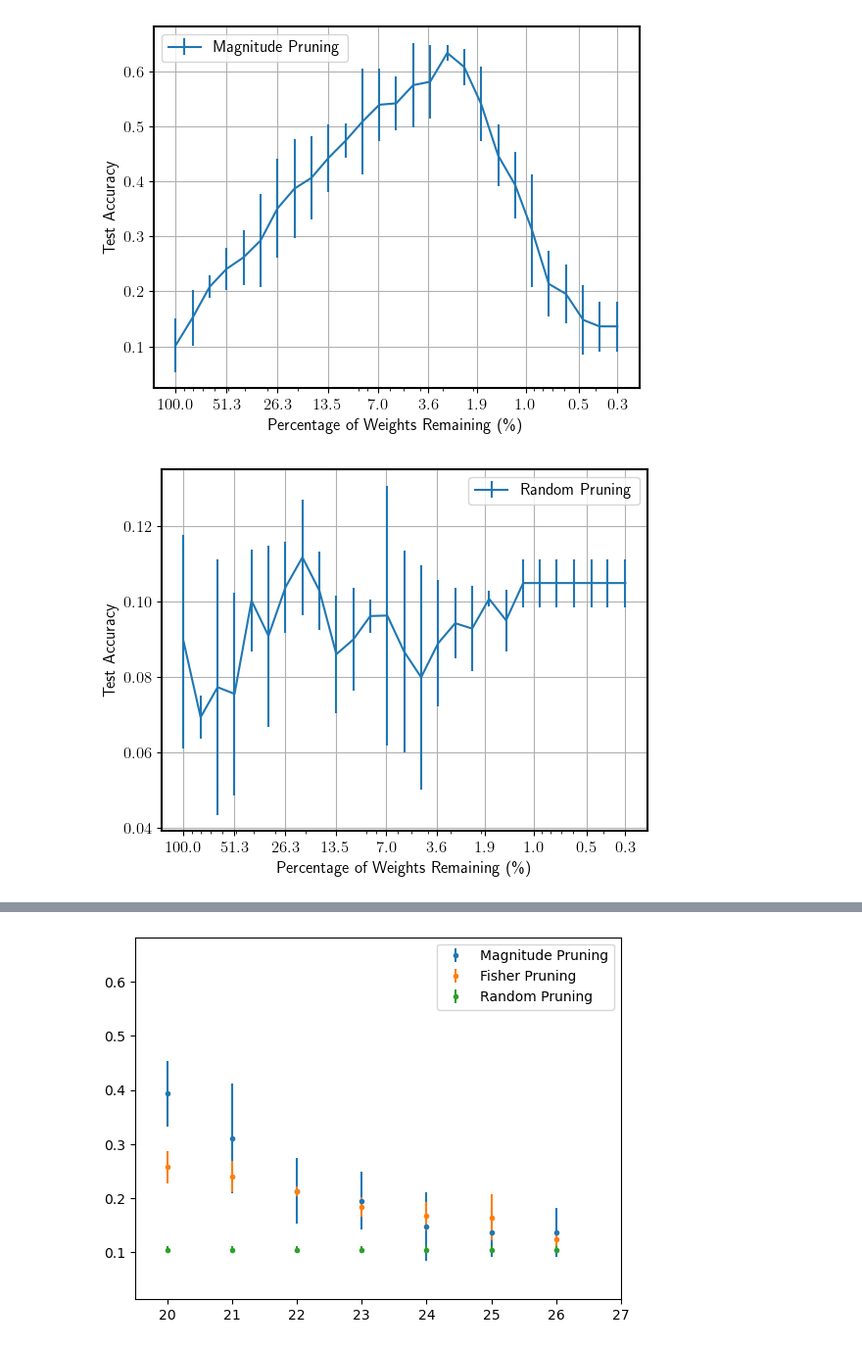
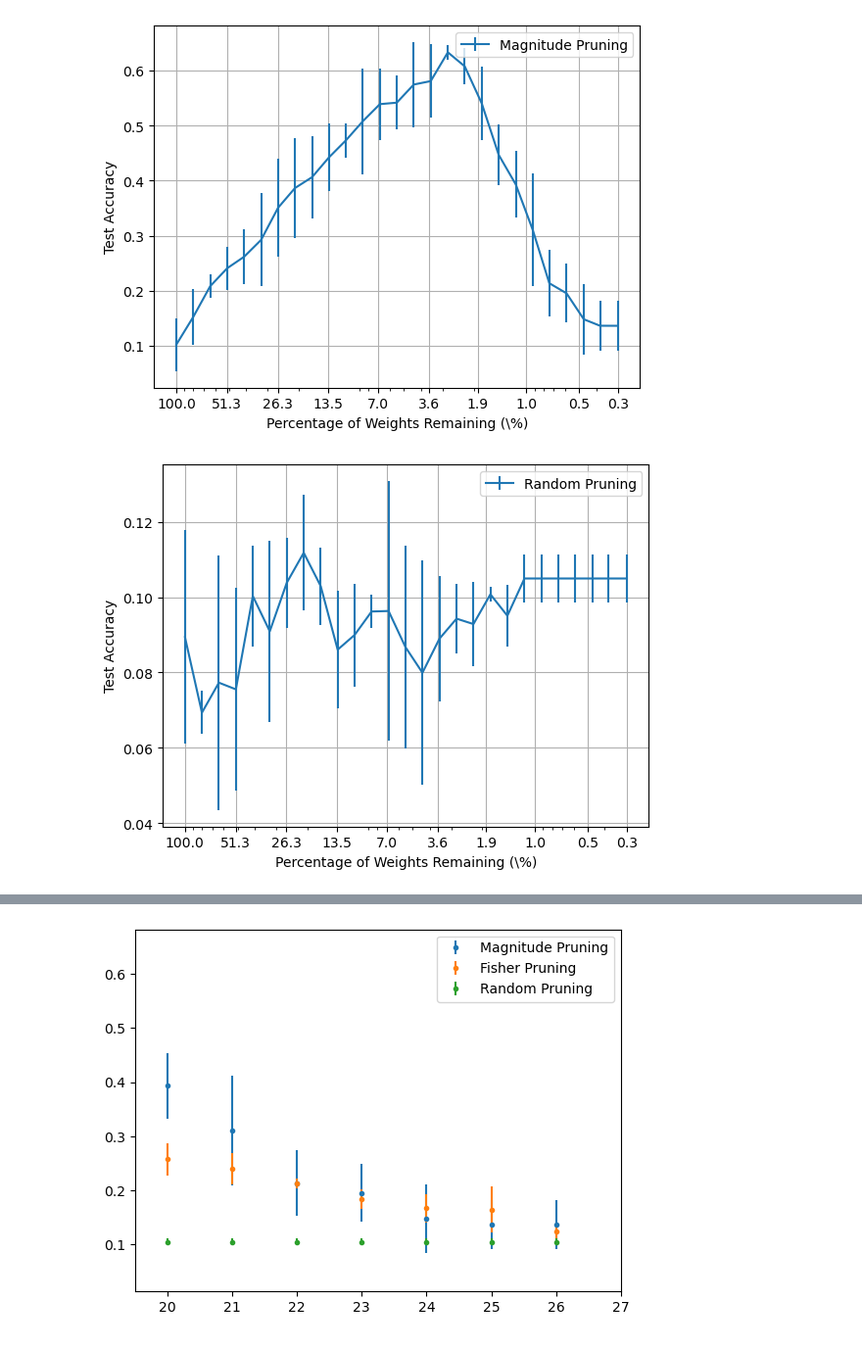
Before and after one commit to Thomas-Christie/lth, a Jupyter notebook: experimentation/supermask_propagation_in_levels.ipynb, the cells around one changed output, grey strips where cells are left out. Shown at 98% size. Saved outputs shown, nothing was run; the diff lists cells and outputs as text; code cells hidden in the pictures.

Commit message:
plots and notebooks

```diff
--- a/experimentation/supermask_propagation_in_levels.ipynb
+++ b/experimentation/supermask_propagation_in_levels.ipynb
@@ -16,38 +16,40 @@ for levl in range(0, 27):
         data = json.load(fp)
     percentage_weights.append(round(100 * data['unpruned'] / data['total'], 2))
 # %%
+import matplotlib as mpl
+mpl.rcParams.update(mpl.rcParamsDefault)
 means = np.array([])
 stds = np.array([])
 x = np.arange(0,27,1)
 x_labels = [100, 51.3, 26.3, 13.5, 7.0, 3.6, 1.9, 1.0, 0.5, 0.3]
 
 for levl in range(0, 27):
     vals = []
     for repl in range(1,4):
         my_data = pd.read_csv('../open_lth_data/lottery_2f4be23b7e4c30fb5fbf086d41cfacb7/replicate_' + str(repl) + '/level_'+str(levl)+'/main/logger', header=None)
         my_data.columns = ['a', 'b', 'c']
         val = my_data[my_data.a=='test_accuracy'].iloc[0].c
         vals.append(val)
 
     means = np.append(means,np.mean(vals))
     stds = np.append(stds, np.std(vals))
 
 means_mag = means
 stds_mag = stds
 x_mag = x
 fig, ax = plt.subplots()
 plt.errorbar(percentage_weights, means, stds, label='Magnitude Pruning')
 ax.invert_xaxis()
 ax.set_xscale("log")
 ax.set_xticks(x_labels)
 ax.get_xaxis().set_major_formatter(matplotlib.ticker.ScalarFormatter())
 ax.set_xlabel("Percentage of Weights Remaining (\%)")
 ax.set_ylabel("Test Accuracy")
 ax.grid()
 ax.legend()
 plt.show()
 # %% [output]
-[figure, old version]
+[figure, new version]
 # %%
 means = np.array([])
 stds = np.array([])
@@ -79,7 +81,7 @@ ax.grid()
 ax.legend()
 plt.show()
 # %% [output]
-[figure, old version]
+[figure, new version]
 # %%
 means = np.array([])
 stds = np.array([])
```
Also changed, not shown: parts of 2 cells of this notebook, 6 other files.
